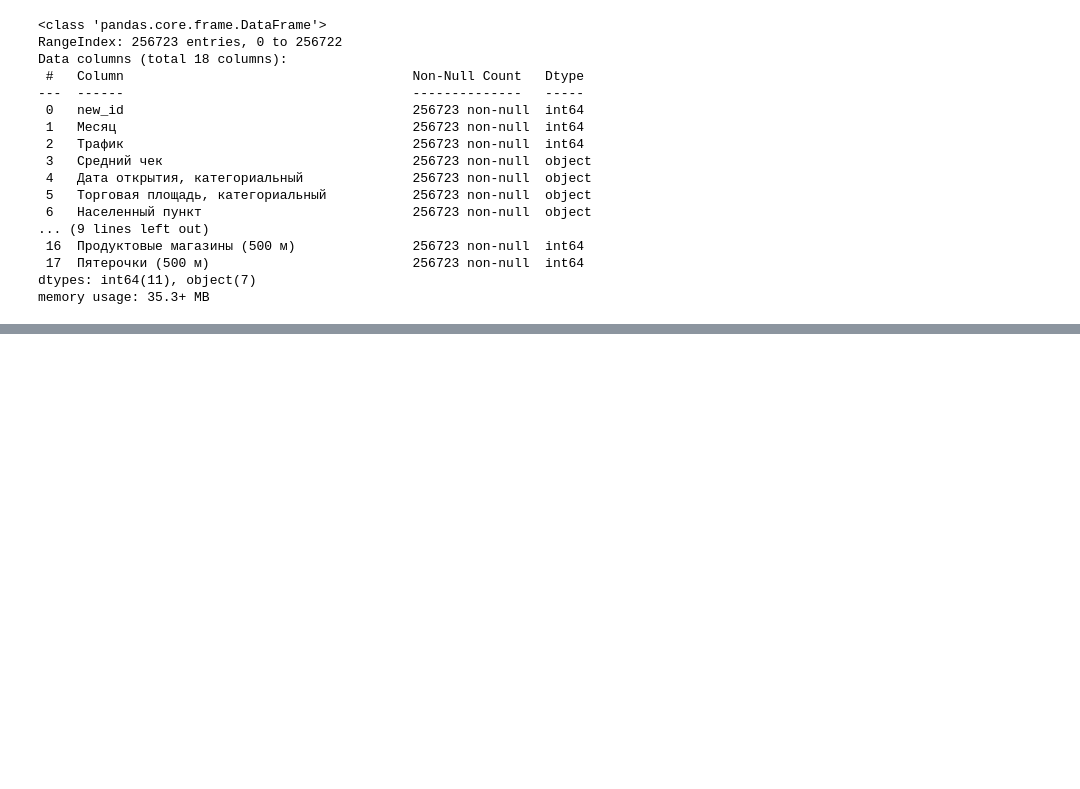
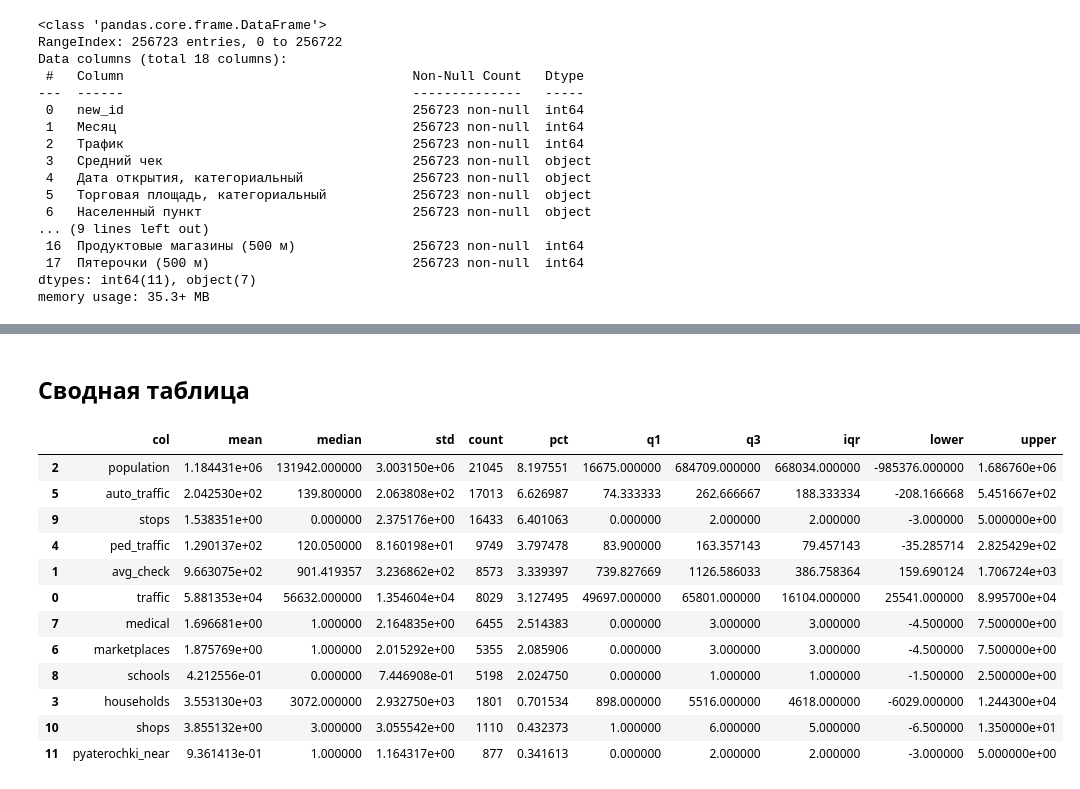
Before and after one commit to auftty/HDE-Analysis, a Jupyter notebook: EDA/analyze_digits.ipynb, the cells around one changed output, grey strips where cells are left out. Cells and saved outputs as stored; diff of their text form; code cells hidden in the pictures; blank space fills up the shorter version.

```diff
--- a/EDA/analyze_digits.ipynb
+++ b/EDA/analyze_digits.ipynb
@@ -128,0 +263,28 @@ cols = {
+# %%
+def find_iqr_outliers(series, k=1.5):
+    s = series.dropna()
+    q1 = s.quantile(0.25)
+    q3 = s.quantile(0.75)
+    iqr = q3 - q1
+    lower = q1 - k * iqr
+    upper = q3 + k * iqr
+    mask = (series < lower) | (series > upper)
+    return mask, lower, upper, q1, q3, iqr
+
+outlier_summary = []
+outlier_masks = pd.DataFrame(index=df.index)
+
+for c in visual_cols:
+    if c not in df.columns:
+        continue
+    mask, lower, upper, q1, q3, iqr = find_iqr_outliers(df[c])
+    outlier_masks[f'out_{c}'] = mask.fillna(False)
+    count = mask.sum()
+    pct = count / df.shape[0] * 100
+    outlier_summary.append({
+        'col': c, 'count': int(count), 'pct': pct,
+        'q1': q1, 'q3': q3, 'iqr': iqr, 'lower': lower, 'upper': upper
+    })
+
+out_df = pd.DataFrame(outlier_summary).sort_values('pct', ascending=False)
+display(out_df)
@@ -128,0 +320,24 @@ cols = {
+# %% [markdown]
+## Сводная таблица
+# %%
+report = out_df.copy()
+report['mean'] = df[report['col']].mean().values
+report['median'] = df[report['col']].median().values
+report['std'] = df[report['col']].std().values
+report = report[['col','mean','median','std','count','pct','q1','q3','iqr','lower','upper']]
+display(report)
+report.to_csv('outlier_report_iqr.csv', index=False)
+# %% [output]
+|  | col | mean | median | std | count | pct | q1 | q3 | iqr | lower | upper |
+| 2 | population | 1.184431e+06 | 131942.000000 | 3.003150e+06 | 21045 | 8.197551 | 16675.000000 | 684709.000000 | 668034.000000 | -985376.000000 | 1.686760e+06 |
+| 5 | auto_traffic | 2.042530e+02 | 139.800000 | 2.063808e+02 | 17013 | 6.626987 | 74.333333 | 262.666667 | 188.333334 | -208.166668 | 5.451667e+02 |
+| 9 | stops | 1.538351e+00 | 0.000000 | 2.375176e+00 | 16433 | 6.401063 | 0.000000 | 2.000000 | 2.000000 | -3.000000 | 5.000000e+00 |
+| 4 | ped_traffic | 1.290137e+02 | 120.050000 | 8.160198e+01 | 9749 | 3.797478 | 83.900000 | 163.357143 | 79.457143 | -35.285714 | 2.825429e+02 |
+| 1 | avg_check | 9.663075e+02 | 901.419357 | 3.236862e+02 | 8573 | 3.339397 | 739.827669 | 1126.586033 | 386.758364 | 159.690124 | 1.706724e+03 |
+| 0 | traffic | 5.881353e+04 | 56632.000000 | 1.354604e+04 | 8029 | 3.127495 | 49697.000000 | 65801.000000 | 16104.000000 | 25541.000000 | 8.995700e+04 |
+| 7 | medical | 1.696681e+00 | 1.000000 | 2.164835e+00 | 6455 | 2.514383 | 0.000000 | 3.000000 | 3.000000 | -4.500000 | 7.500000e+00 |
+| 6 | marketplaces | 1.875769e+00 | 1.000000 | 2.015292e+00 | 5355 | 2.085906 | 0.000000 | 3.000000 | 3.000000 | -4.500000 | 7.500000e+00 |
+| 8 | schools | 4.212556e-01 | 0.000000 | 7.446908e-01 | 5198 | 2.024750 | 0.000000 | 1.000000 | 1.000000 | -1.500000 | 2.500000e+00 |
+| 3 | households | 3.553130e+03 | 3072.000000 | 2.932750e+03 | 1801 | 0.701534 | 898.000000 | 5516.000000 | 4618.000000 | -6029.000000 | 1.244300e+04 |
+| 10 | shops | 3.855132e+00 | 3.000000 | 3.055542e+00 | 1110 | 0.432373 | 1.000000 | 6.000000 | 5.000000 | -6.500000 | 1.350000e+01 |
+| 11 | pyaterochki_near | 9.361413e-01 | 1.000000 | 1.164317e+00 | 877 | 0.341613 | 0.000000 | 2.000000 | 2.000000 | -3.000000 | 5.000000e+00 |
```
Also changed, not shown: parts of 19 cells of this notebook, 1 other file.
